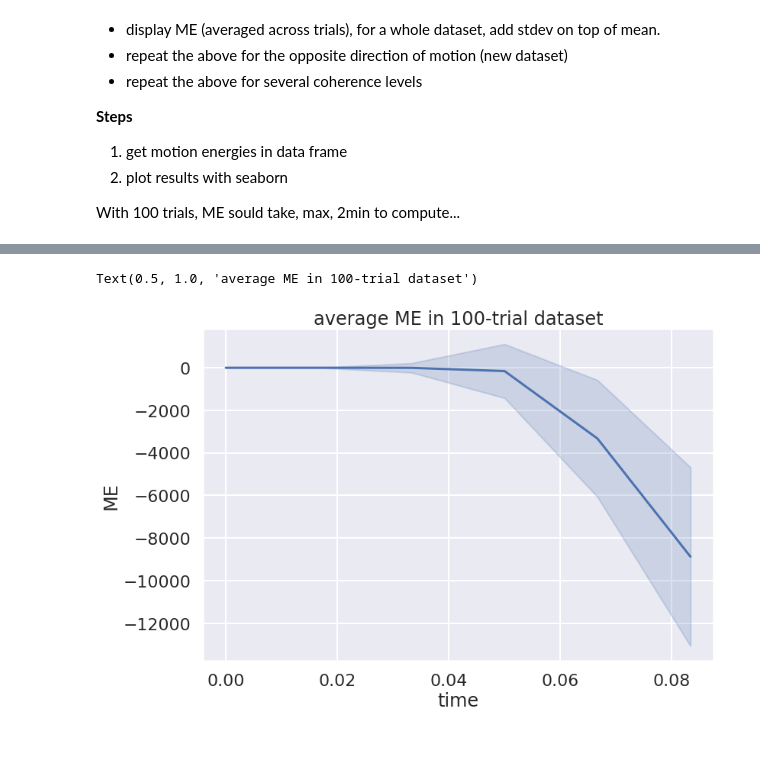
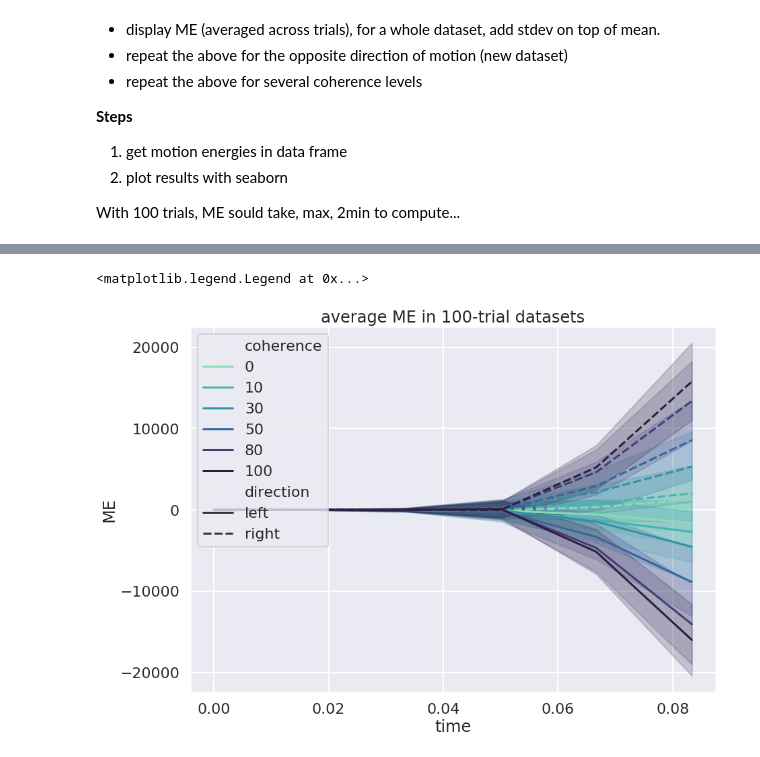
Before and after one commit to aernesto/motion_energy_Adrian, a Jupyter notebook: Python/notebooks/Apply Kiani's filters to dots_db stimuli.ipynb, the cells around one changed output, grey strips where cells are left out. Cells and saved outputs as stored; diff of their text form; code cells hidden in the pictures.

Commit message:
produce ME data for test.h5 dataset and analyze it

```diff
--- a/Python/notebooks/Apply Kiani's filters to dots_db stimuli.ipynb
+++ b/Python/notebooks/Apply Kiani's filters to dots_db stimuli.ipynb
@@ -231,0 +233,9 @@ memory usage: 37.6+ KB
+# %%
+# confirm all datasets have same dimension
+assert all_same([database_info[dset]['shape'] for dset in dset_names])
+
+# pick any of them
+dsetname = dset_names[0]
+
+# trials to extract from each dataset
+trial_list = np.arange(1,database_info[dsetname]['shape'][0]+1)
@@ -231,0 +266,5 @@ memory usage: 37.6+ KB
+# %%
+# concatenate all dataframes together
+# %%time # for some reason this line throws an error
+print(f"aggregate all data frames into a single one")
+agg_df = pd.concat(df_list)
@@ -231,0 +326,12 @@ memory usage: 37.6+ KB
+# %%
+LOAD_DATA_FRAME = False  # if true, should load csv file dumped in previous cell
+
+# somehow in this cell I had to call again these 3 commands
+plt.rcParams["figure.figsize"] = (16, 25) # (w, h) # figure size
+
+with sns.axes_style("white"):
+    g = sns.FacetGrid(agg_df, row="coherence", col="direction", margin_titles=True, height=4, aspect=2.5)
+g.map(sns.lineplot, "time", "ME", ci="sd");
+g.set_axis_labels("time (sec)", "ME");
+# g.set(xticks=[10, 30, 50], yticks=[2, 6, 10]);
+# g.fig.subplots_adjust(wspace=20, hspace=.2);
@@ -232,12 +340,20 @@ memory usage: 37.6+ KB
 # %%
-# somehow in this cell I had to call again these 3 commands
-plt.rcParams["figure.figsize"] = (12, 8) # (w, h) # figure size
-
+# same data, but overlayed on single plot
+# nice ref:
+# https://seaborn.pydata.org/generated/seaborn.lineplot.html
+plt.rcParams["figure.figsize"] = (14, 10) # (w, h) # figure size
+palette = sns.color_palette("mako_r", 6)
 # Plot the responses for different events and regions
 ax = sns.lineplot(x="time", y="ME",
-                  data=df,
+                  data=agg_df,
+#                   hue="direction",
+                  hue="coherence",
+                  style="direction",
+#                   size="coherence",
+                  palette=palette,
                   ci="sd")
-ax.set_title(f'average ME in {len(trial_list)}-trial dataset')
+ax.set_title(f'average ME in {len(trial_list)}-trial datasets')
+ax.legend(loc='upper left')
 # %% [output]
-Text(0.5, 1.0, 'average ME in 100-trial dataset')
+<matplotlib.legend.Legend at 0x...>
-[figure, old version]
+[figure, new version]
```
Also changed, not shown: parts of 27 cells of this notebook, 1 other file.
